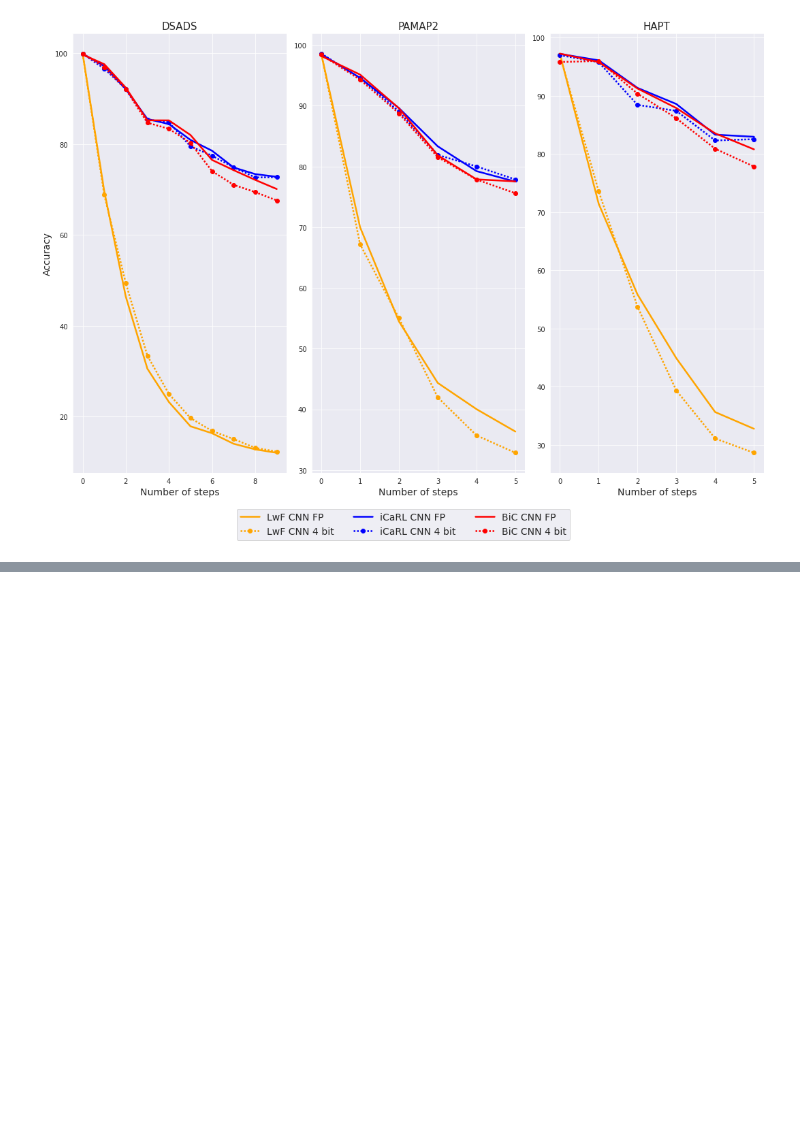
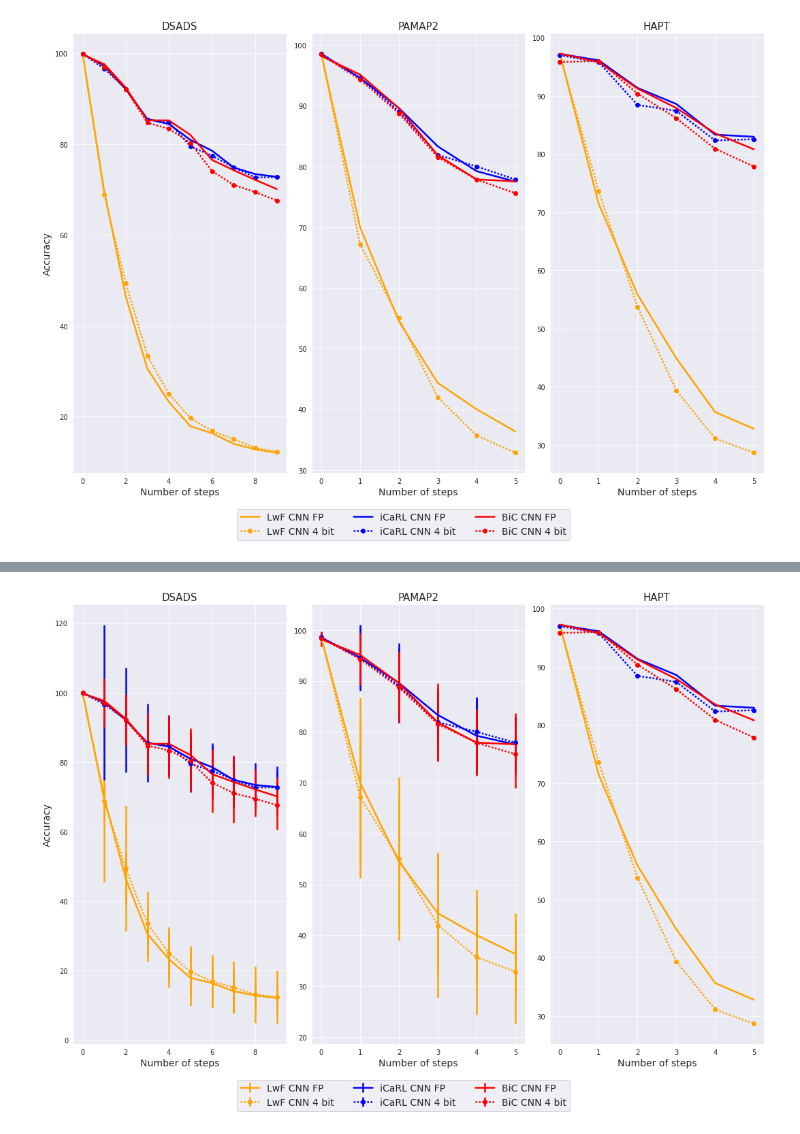
Before and after one commit to Intelligent-Microsystems-Lab/QuantizedCIL, a Jupyter notebook: plotting.ipynb, the cells around one changed output, grey strips where cells are left out. Cells and saved outputs as stored; diff of their text form; code cells hidden in the pictures; blank space fills up the shorter version.

Commit message:
normal - plotting errorbars

```diff
--- a/plotting.ipynb
+++ b/plotting.ipynb
@@ -194,0 +218,80 @@ with sns.axes_style('darkgrid'):
+# %%
+
+
+fontsize = 14
+linewidth = 2.5
+with sns.axes_style('darkgrid'):
+    fig, axes = plt.subplots(1, 3, figsize=(15, 10))
+    axes[0].errorbar(np.arange(len(dsads_fp_lwf_cnn)), dsads_fp_lwf_cnn,
+                     yerr=dsads_fp_lwf_cnn_std, label='LwF CNN FP',
+                     color="orange", linewidth=linewidth)
+    axes[0].errorbar(np.arange(len(dsads_ours_lwf)), dsads_ours_lwf,
+                        yerr=dsads_ours_lwf_std, label='LwF CNN 4 bit',
+                        color="orange", marker='o', dashes=[1], linewidth=linewidth)
+    axes[0].errorbar(np.arange(len(dsads_fp_icarl_cnn)), dsads_fp_icarl_cnn,
+                        yerr=dsads_fp_icarl_cnn_std, label='iCaRL CNN FP',
+                        color="blue", linewidth=linewidth)
+    axes[0].errorbar(np.arange(len(dsads_ours_icarl_cnn)), dsads_ours_icarl_cnn,
+                        yerr=dsads_ours_icarl_cnn_std, label='iCaRL CNN 4 bit',
+                        color="blue", marker='o', dashes=[1], linewidth=linewidth)
+    axes[0].errorbar(np.arange(len(dsads_fp_bic_cnn)), dsads_fp_bic_cnn,
+                        yerr=dsads_fp_bic_cnn_std, label='BiC CNN FP',
+                        color="red", linewidth=linewidth)
+    axes[0].errorbar(np.arange(len(dsads_ours_bic_cnn)), dsads_ours_bic_cnn,
+                        yerr=dsads_ours_bic_cnn_std, label='BiC CNN 4 bit',
+                        color="red",  marker='o', dashes=[1], linewidth=linewidth)
+    axes[0].set_xlabel('Number of steps', fontsize=fontsize)
+    axes[0].set_ylabel('Accuracy', fontsize=fontsize)
+    axes[0].set_title('DSADS', fontsize=fontsize+1)
+
+    axes[1].errorbar(np.arange(len(pamap_ours_lwf)), pamap_ours_lwf,
+                        yerr=pamap_ours_lwf_std, label='LwF CNN 4 bit',
+                        marker='o', dashes=[1],
+                        color="orange", linewidth=linewidth)
+    axes[1].errorbar(np.arange(len(pamap_fp_lwf_cnn)), pamap_fp_lwf_cnn,
+                        yerr=pamap_fp_lwf_cnn_std, label='LwF CNN FP',
+                        color="orange",linewidth=linewidth)
+    axes[1].errorbar(np.arange(len(pamap_ours_icarl_cnn)), pamap_ours_icarl_cnn,
+                        yerr=pamap_ours_icarl_cnn_std, label='iCaRL CNN 4 bit',
+                        marker='o', dashes=[1],
+                        color="blue", linewidth=linewidth)
+    axes[1].errorbar(np.arange(len(pamap_fp_icarl_cnn)), pamap_fp_icarl_cnn,
+                        yerr=pamap_fp_icarl_cnn_std, label='iCaRL CNN FP',
+                        color="blue", linewidth=linewidth)
+    axes[1].errorbar(np.arange(len(pamap_ours_bic_cnn)), pamap_ours_bic_cnn,
+                        yerr=pamap_ours_bic_cnn_std, label='BiC CNN 4 bit',
+                        marker='o', dashes=[1],
+                        color="red",linewidth=linewidth)
+    axes[1].errorbar(np.arange(len(pamap_fp_bic_cnn)), pamap_fp_bic_cnn,
+                        yerr=pamap_fp_bic_cnn_std, label='BiC CNN FP',
+                        color="red", linewidth=linewidth)
+    axes[1].set_xlabel('Number of steps', fontsize=fontsize)
+    #axes[1].set_ylabel('Accuracy')
+    axes[1].set_title('PAMAP2', fontsize=fontsize+1)
+
+    axes[2].errorbar(np.arange(len(hapt_ours_lwf)), hapt_ours_lwf,
+                        label='LwF CNN 4 bit', color="orange", marker='o', dashes=[1],
+                        linewidth=linewidth)
+    axes[2].errorbar(np.arange(len(hapt_fp_lwf_cnn)), hapt_fp_lwf_cnn,
+                        label='LwF CNN FP', color="orange", linewidth=linewidth)
+    axes[2].errorbar(np.arange(len(hapt_ours_icarl_cnn)), hapt_ours_icarl_cnn,
+                        label='iCaRL CNN 4 bit', color="blue", marker='o', dashes=[1],
+                        linewidth=linewidth)
+    axes[2].errorbar(np.arange(len(hapt_fp_icarl_cnn)), hapt_fp_icarl_cnn,
+                        label='iCaRL CNN FP', color="blue", linewidth=linewidth)
+    axes[2].errorbar(np.arange(len(hapt_ours_bic_cnn)), hapt_ours_bic_cnn,
+                        label='BiC CNN 4 bit', color="red", marker='o', dashes=[1],
+                        linewidth=linewidth)
+    axes[2].errorbar(np.arange(len(hapt_fp_bic_cnn)), hapt_fp_bic_cnn,
+                        label='BiC CNN FP', color="red", linewidth=linewidth)
+    axes[2].set_xlabel('Number of steps', fontsize=fontsize)
+    #axes[2].set_ylabel('Accuracy')
+    axes[2].set_title('HAPT', fontsize=fontsize+1)
+
+    # add legen for overall fig
+    handles, labels = axes[0].get_legend_handles_labels()
+    fig.legend(handles, labels, loc='upper center', bbox_to_anchor=(0.5, 0.00),
+               ncol=3, fontsize=fontsize)
+    plt.tight_layout()
+# %% [output]
+[figure, added]
```
Also changed, not shown: parts of 5 cells of this notebook.
